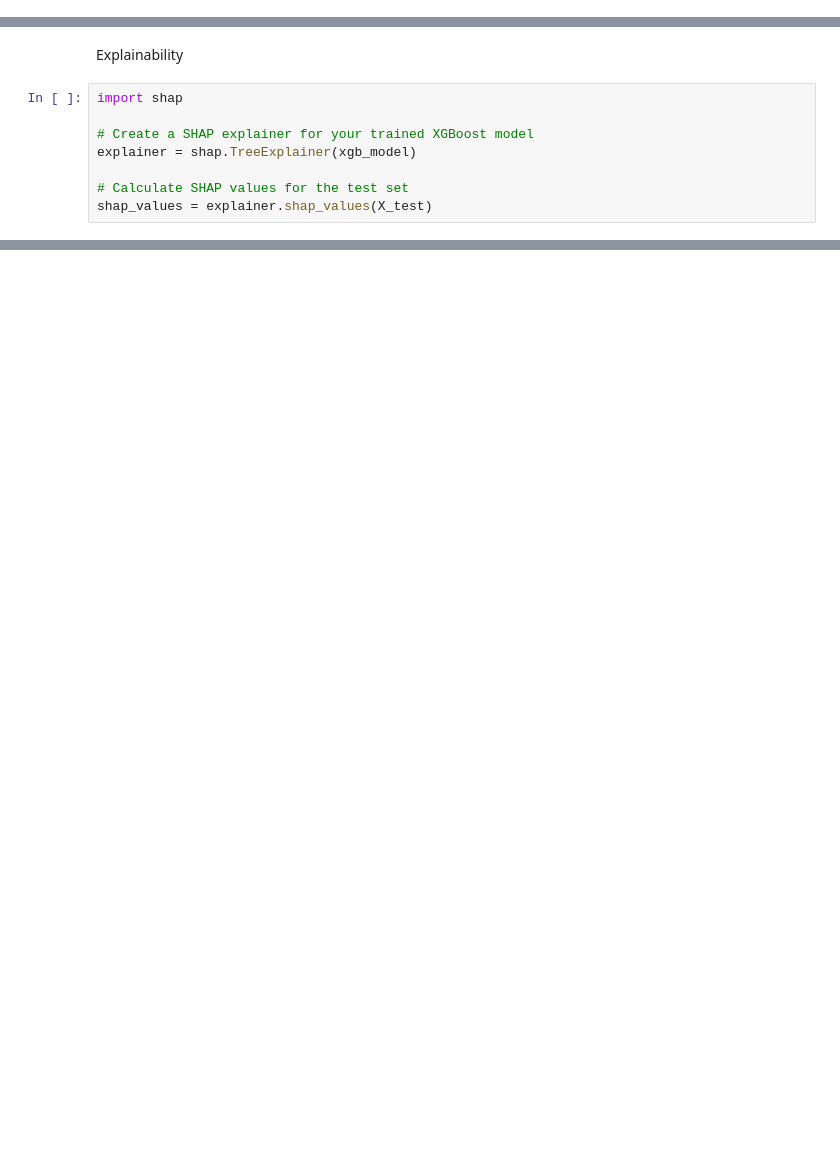
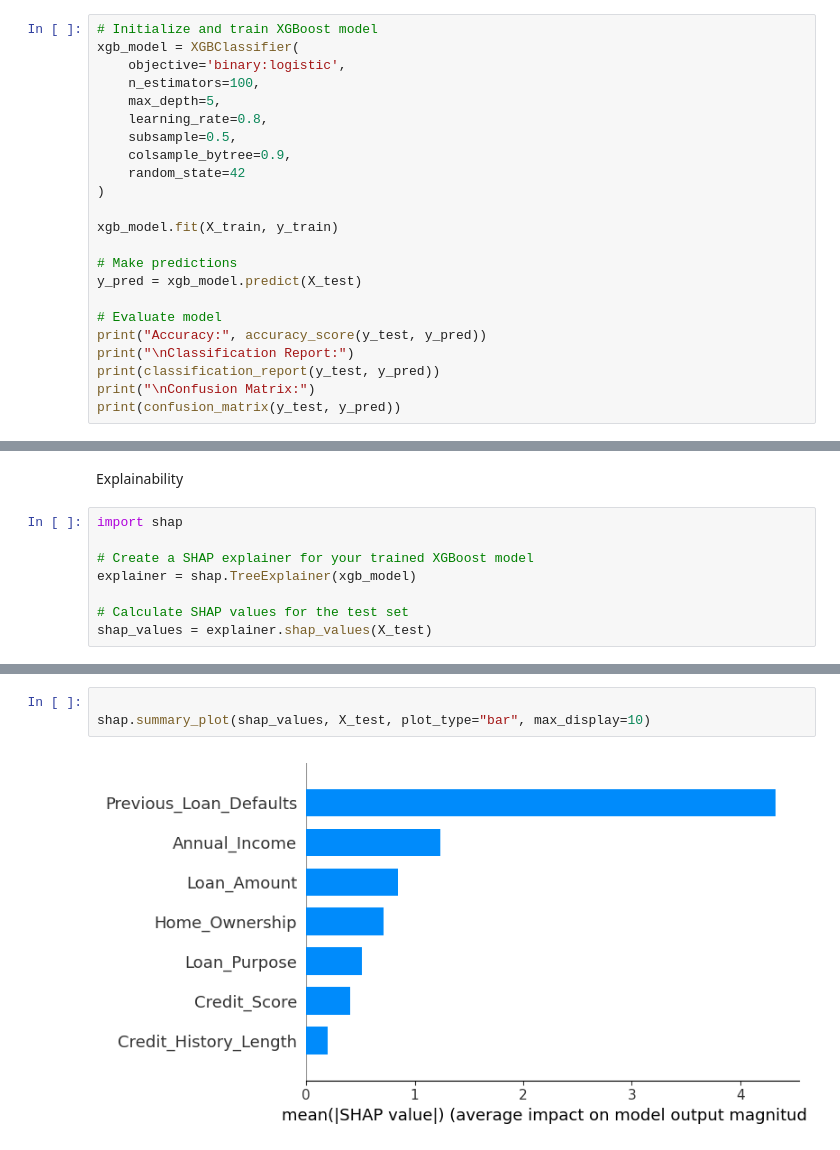
Before and after one commit to ivyycc/ACML-Project-, a Jupyter notebook: Data_Preprocessing/DataPreprocessing.ipynb, the cells around one changed output, grey strips where cells are left out. Saved outputs shown, nothing was run; the diff lists cells and outputs as text; blank space fills up the shorter version.

```diff
--- a/Data_Preprocessing/DataPreprocessing.ipynb
+++ b/Data_Preprocessing/DataPreprocessing.ipynb
@@ -133,3 +144,26 @@ X_train, X_temp, y_train, y_temp = train_test_split(X, y, test_size=0.30, strati
 
 # Second split: 15% validation, 15% test
 X_val, X_test, y_val, y_test = train_test_split(X_temp, y_temp, test_size=0.5, stratify=y_temp, random_state=42)
+# %%
+# Initialize and train XGBoost model
+xgb_model = XGBClassifier(
+    objective='binary:logistic',
+    n_estimators=100,
+    max_depth=5,
+    learning_rate=0.8,
+    subsample=0.5,
+    colsample_bytree=0.9,
+    random_state=42
+)
+
+xgb_model.fit(X_train, y_train)
+
+# Make predictions
+y_pred = xgb_model.predict(X_test)
+
+# Evaluate model
+print("Accuracy:", accuracy_score(y_test, y_pred))
+print("\nClassification Report:")
+print(classification_report(y_test, y_pred))
+print("\nConfusion Matrix:")
+print(confusion_matrix(y_test, y_pred))
@@ -350,0 +409,5 @@ display(HTML(explanation_df.to_html(escape=False)))
+# %%
+
+shap.summary_plot(shap_values, X_test, plot_type="bar", max_display=10)
+# %% [output]
+[figure, added]
```
Also changed, not shown: parts of 16 cells of this notebook, 2 other files.
